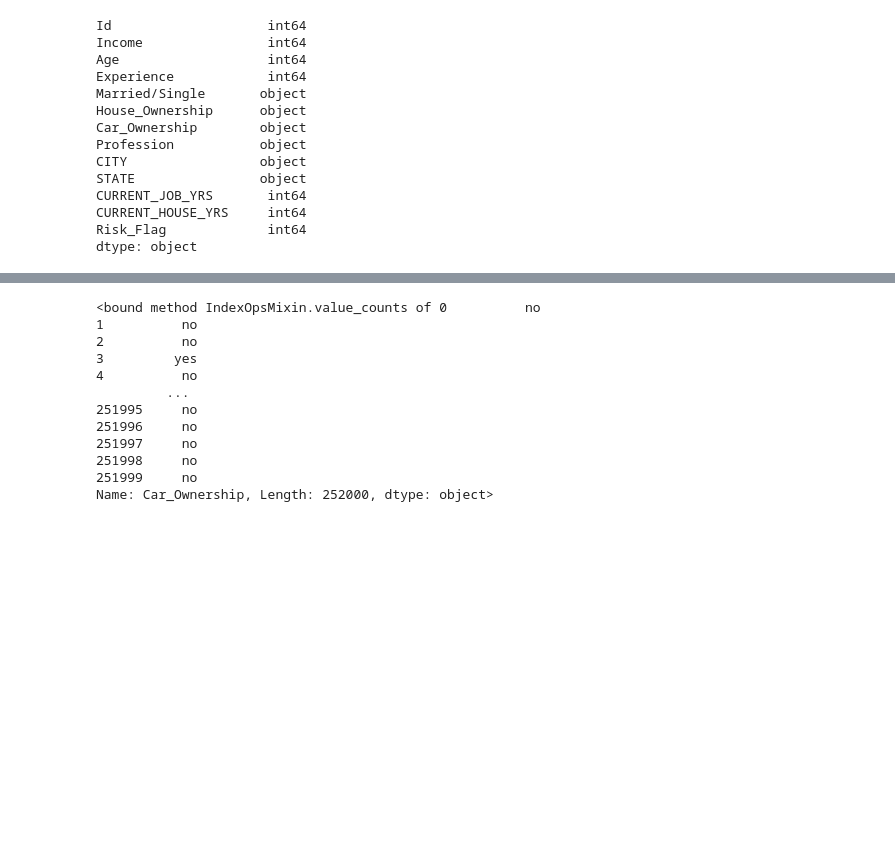
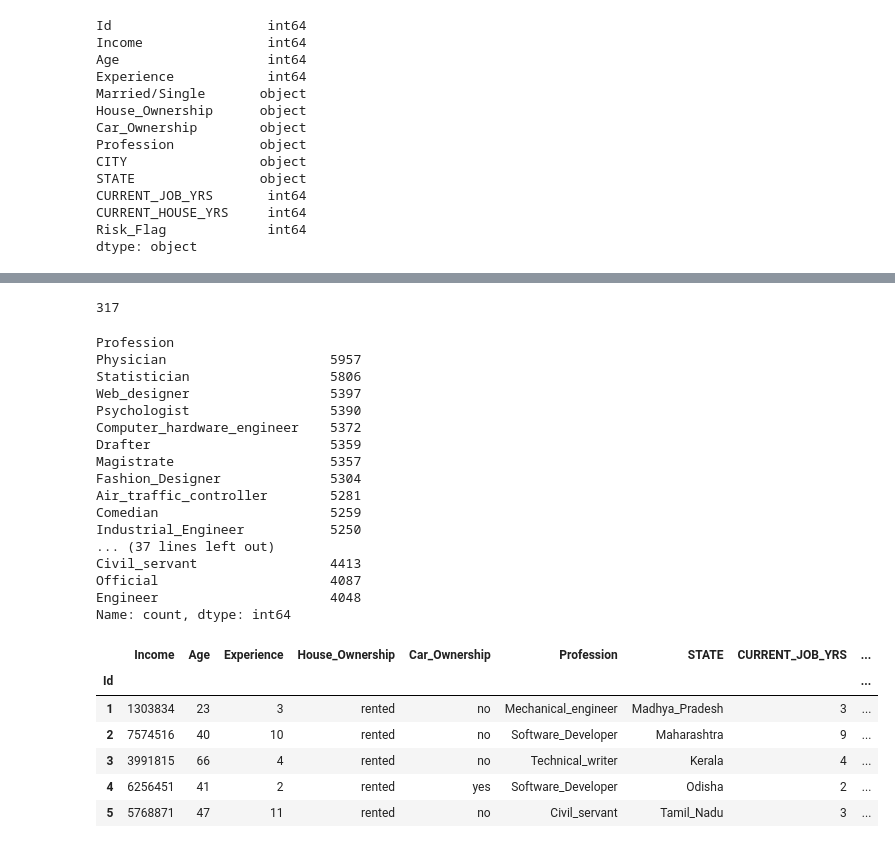
Before and after one commit to akarapunzl/minds-in-motion-project, a Jupyter notebook: Loan_approval.ipynb, the cells around one changed output, grey strips where cells are left out. Drawn from its saved outputs; the diff is of its cells as text; code cells hidden in the pictures; blank space fills up the shorter version.

```diff
--- a/Loan_approval.ipynb
+++ b/Loan_approval.ipynb
@@ -43,0 +52,3 @@ dtype: object
+# %%
+state_app_counts = df['STATE'].value_counts()
+state_app_counts
@@ -43,0 +73,8 @@ dtype: object
+# %%
+# place some states (<2000 applications) into an 'OTHER' column to reduce dimensionality
+states_to_replace = state_app_counts[state_app_counts < 2000].index.tolist()
+
+for state in states_to_replace:
+    df['STATE'] = df['STATE'].replace(state, "Other")
+
+df['STATE'].value_counts()
@@ -44,15 +99,44 @@ dtype: object
+# %%
+unique_cities_count = len(df["CITY"].unique())
+print(unique_cities_count)
+# %% [output]
+317
+# %%
+# Drop the cities column - see if using just the states as geographic area works: to reduce dimensionality
+df = df.drop("CITY", axis=1)
 # %%
-df['Car_Ownership'].value_counts
+df['Profession'].value_counts()
 # %% [output]
-<bound method IndexOpsMixin.value_counts of 0          no
-1          no
-2          no
-3         yes
-4          no
-         ...
-251995     no
-251996     no
-251997     no
-251998     no
-251999     no
-Name: Car_Ownership, Length: 252000, dtype: object>
+Profession
+Physician                     5957
+Statistician                  5806
+Web_designer                  5397
+Psychologist                  5390
+Computer_hardware_engineer    5372
+Drafter                       5359
+Magistrate                    5357
+Fashion_Designer              5304
+Air_traffic_controller        5281
+Comedian                      5259
+Industrial_Engineer           5250
+... (37 lines left out)
+Civil_servant                 4413
+Official                      4087
+Engineer                      4048
+Name: count, dtype: int64
+# %%
+# reindex the data frame to set the Id as the index
+df.set_index('Id', inplace=True)
+# %%
+# loop through values in Married/Single column to make a new column with 0 for married, 1 for single
+df = pd.get_dummies(df, columns=['Married/Single'],dtype= int)
+
+df.head()
+# %% [output]
+|  | Income | Age | Experience | House_Ownership | Car_Ownership | Profession | STATE | CURRENT_JOB_YRS | ... |
+| Id |  |  |  |  |  |  |  |  | ... |
+| 1 | 1303834 | 23 | 3 | rented | no | Mechanical_engineer | Madhya_Pradesh | 3 | ... |
+| 2 | 7574516 | 40 | 10 | rented | no | Software_Developer | Maharashtra | 9 | ... |
+| 3 | 3991815 | 66 | 4 | rented | no | Technical_writer | Kerala | 4 | ... |
+| 4 | 6256451 | 41 | 2 | rented | yes | Software_Developer | Odisha | 2 | ... |
+| 5 | 5768871 | 47 | 11 | rented | no | Civil_servant | Tamil_Nadu | 3 | ... |
```
Also changed, not shown: parts of 19 cells of this notebook, 3 other files.
